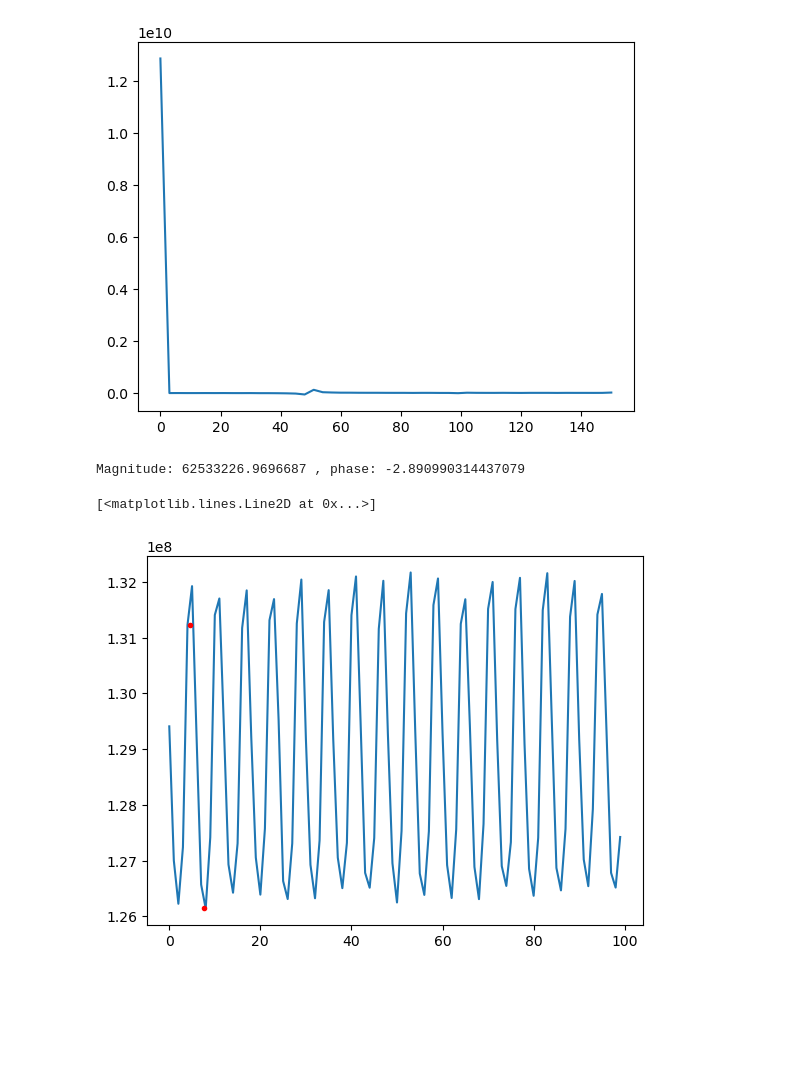
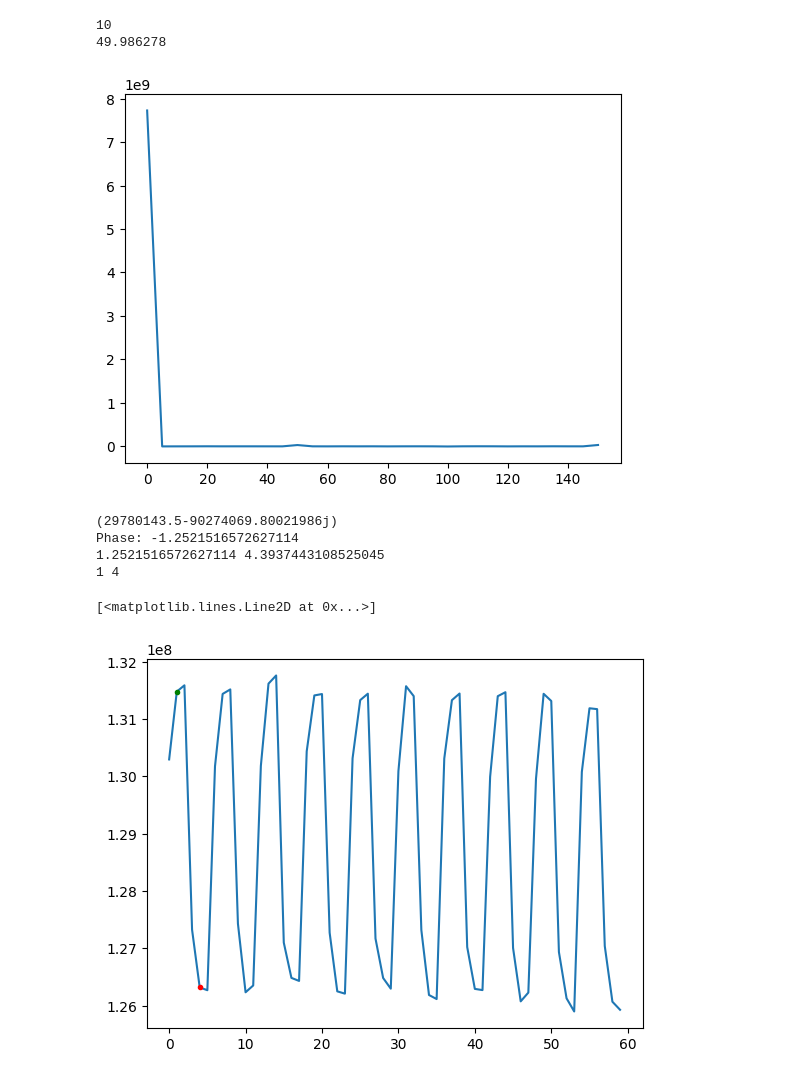
Before and after one commit to JeperoJ/Photoluminescence-scanner, a Jupyter notebook: Software refactor/LIPI_Processing/testing_fps_wrong.ipynb, the cells around one changed output. Saved outputs shown, nothing was run; the diff lists cells and outputs as text; code cells hidden in the pictures; blank space fills up the shorter version.

Commit message:
Experiment regarding processing the data

```diff
--- a/Software refactor/LIPI_Processing/testing_fps_wrong.ipynb
+++ b/Software refactor/LIPI_Processing/testing_fps_wrong.ipynb
@@ -5,9 +5,9 @@ from src.utils import ingaas_processing
 import numpy as np
 import matplotlib.pyplot as plt
 # %%
-#scan_path = "F://Work//LIPI//scans//scan_20260226_152601.raw"
+scan_path = "F://Work//LIPI//scans//scan_20260226_152601.raw"
 #scan_path = "C://Users//jeppe//Documents//LIPI//scans//test2//scan_20260226_152601.raw"
-scan_path = "C://Users//jeppe//Documents//LIPI//scans//outside//scan_20260319_142551.raw"
+#scan_path = "C://Users//jeppe//Documents//LIPI//scans//outside//scan_20260319_142551.raw"
 cal_path = "data/calibration.npz"
 K,P,DIM = ingaas_processing.load_calibration(cal_path)
 scan = np.array(ingaas_processing.undistort(ingaas_processing.load_raw_image(scan_path, 640, 512), K, P, DIM))
@@ -190,30 +185,62 @@ plt.show()
 # %%
 test = np.sum(scan, axis=(1,2))
 # %%
-wlen = 100
-overlap = 25
+#Parameters
+f_m = 50 #Hz
+#f_s = 300 #Hz
+f_s = 299.917668 #Hz
 
-test_window = test[0:wlen]
+window_periods = 10 #Integer
+overlap = 25 #Data points
+start=5 #Data points
 
-# Where is a 200 Hz frequency in the results?
+step=0
+
+#Select Data Window
+wlen_frac = (window_periods*f_s/f_m) #Defined this way to ensure a frequency somewhat close to 50 show up in the results
+wlen = round(wlen_frac) #Make it an integer
+wstep = wlen-overlap
+
+w_start = start+step*wstep
+w_end = start+step*wstep+wlen
+
+window = test[start:start + wlen]
+
+# Where is the modulation frequency in the results?
 freq = np.fft.rfftfreq(wlen, d=1/f_s)
-index, = np.where(np.isclose(freq, 50, atol=1/(wlen/f_s)))
-yf = scipy.fft.rfft(test_window)
+index = np.argmin(np.abs(50-freq))
+print(index)
+print(freq[index])
+
+# FFT of window
+yf = scipy.fft.rfft(window)
 plt.plot(freq, yf)
 plt.show()
 
-# Get magnitude and phase
-magnitude = np.abs(yf[index[0]])
-phase = np.angle(yf[index[0]])
-print("Magnitude:", magnitude, ", phase:", phase)
 
-peak = -phase+2*np.pi - np.pi/2
-valley = -phase+np.pi - np.pi/2
-plt.plot(test_window)
-plt.plot(peak, test_window[round(peak)], ".r")
-plt.plot(valley, test_window[round(valley)], ".r")
+# Get phase
+print(yf[index])
+phase = np.angle(yf[index])
+print("Phase:", phase)
+
+#Find first peak and valley, relative to window start
+n=2
+peak_frac = -phase+0*np.pi
+valley_frac = -phase+np.pi
+peak = round(peak_frac)
+valley = round(valley_frac)
+print(peak_frac, valley_frac)
+print(peak, valley)
+plt.plot(window)
+plt.plot(peak, window[peak], ".g")
+plt.plot(valley, window[valley], ".r")
 # %% [output]
+10
+49.986278
-[figure, old version]
+[figure, new version]
-Magnitude: 62533226.9696687 , phase: -2.890990314437079
-[<matplotlib.lines.Line2D at 0x...>]
+(29780143.5-90274069.80021986j)
+Phase: -1.2521516572627114
+1.2521516572627114 4.3937443108525045
+1 4
+[<matplotlib.lines.Line2D at 0x...>]
-[figure, old version]
+[figure, new version]
```
Also changed, not shown: parts of 19 cells of this notebook.
